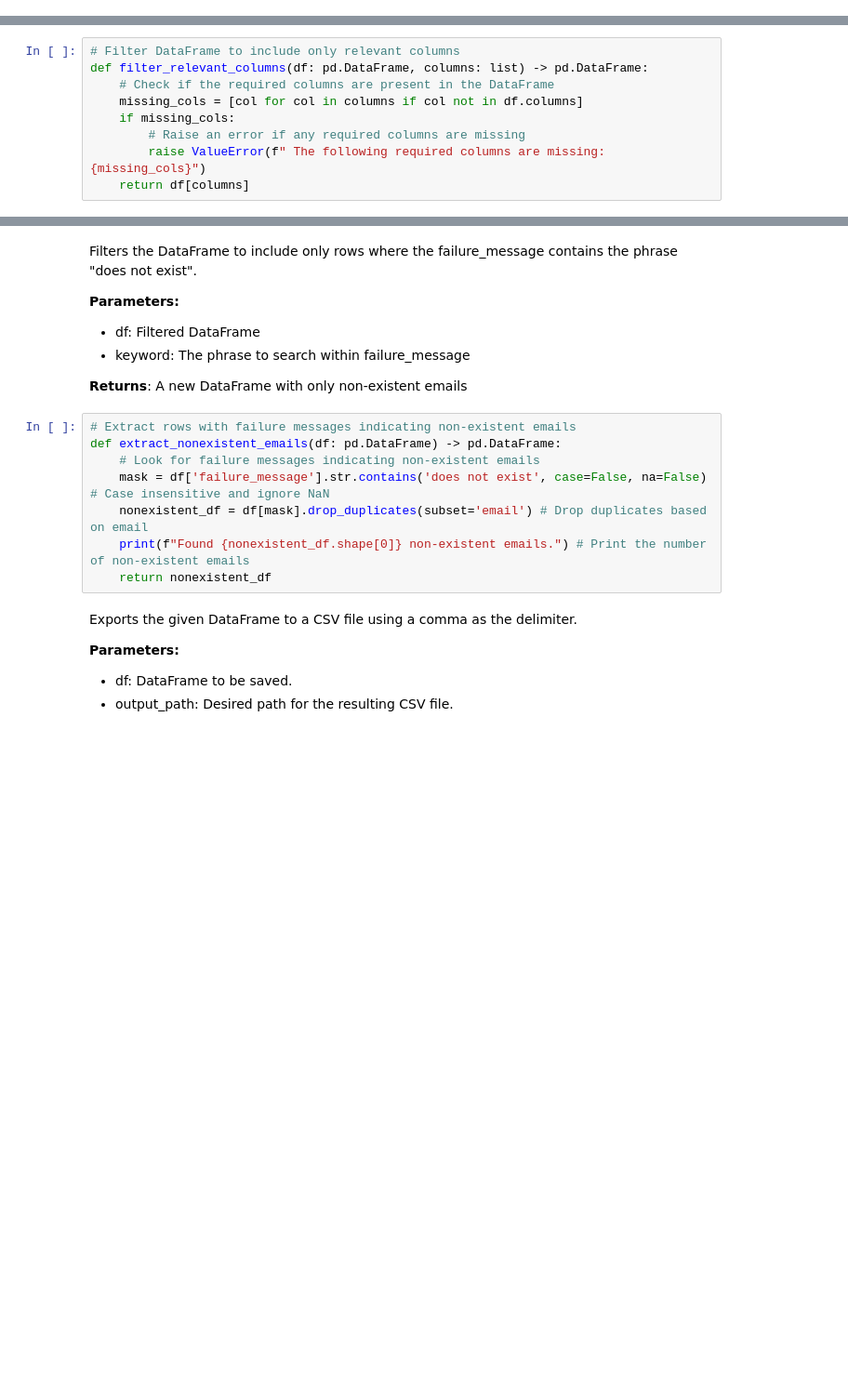
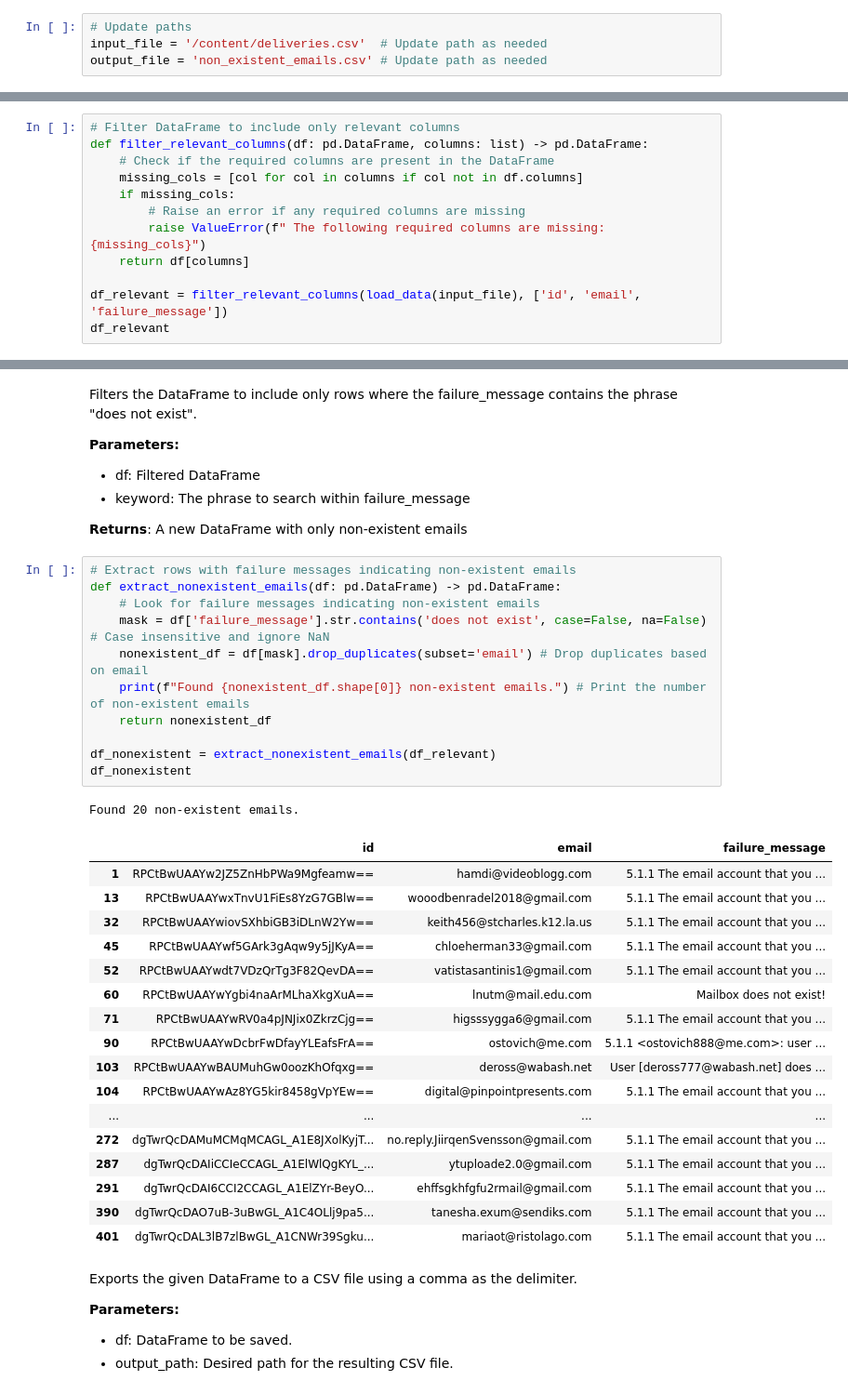
Before and after one commit to andreaross25/kezko, a Jupyter notebook: main.ipynb, the cells around one changed output, grey strips where cells are left out. Shown at 93% size. Saved outputs shown, nothing was run; the diff lists cells and outputs as text; blank space fills up the shorter version.

Commit message:
Jupyter Notebook for email cleanup

```diff
--- a/main.ipynb
+++ b/main.ipynb
@@ -6,6 +6,10 @@ Kezko Data & Analytics
 # %%
 # Library imports
 import pandas as pd # Data manipulation
+# %%
+# Update paths
+input_file = '/content/deliveries.csv'  # Update path as needed
+output_file = 'non_existent_emails.csv' # Update path as needed
 # %% [markdown]
 Loads the dataset from a CSV file using the specified delimiter. Returns a pandas DataFrame with the contents of the file.
 
@@ -45,3 +62,6 @@ def filter_relevant_columns(df: pd.DataFrame, columns: list) -> pd.DataFrame:
         # Raise an error if any required columns are missing
         raise ValueError(f" The following required columns are missing: {missing_cols}")
     return df[columns]
+
+df_relevant = filter_relevant_columns(load_data(input_file), ['id', 'email', 'failure_message'])
+df_relevant
@@ -56,11 +91,33 @@ Filters the DataFrame to include only rows where the failure_message contains th
 # %%
 # Extract rows with failure messages indicating non-existent emails
 def extract_nonexistent_emails(df: pd.DataFrame) -> pd.DataFrame:
     # Look for failure messages indicating non-existent emails
     mask = df['failure_message'].str.contains('does not exist', case=False, na=False) # Case insensitive and ignore NaN
     nonexistent_df = df[mask].drop_duplicates(subset='email') # Drop duplicates based on email
     print(f"Found {nonexistent_df.shape[0]} non-existent emails.") # Print the number of non-existent emails
     return nonexistent_df
+
+df_nonexistent = extract_nonexistent_emails(df_relevant)
+df_nonexistent
+# %% [output]
+Found 20 non-existent emails.
+|  | id | email | failure_message |
+| 1 | RPCtBwUAAYw2JZ5ZnHbPWa9Mgfeamw== | hamdi@videoblogg.com | 5.1.1 The email account that you ... |
+| 13 | RPCtBwUAAYwxTnvU1FiEs8YzG7GBlw== | wooodbenradel2018@gmail.com | 5.1.1 The email account that you ... |
+| 32 | RPCtBwUAAYwiovSXhbiGB3iDLnW2Yw== | keith456@stcharles.k12.la.us | 5.1.1 The email account that you ... |
+| 45 | RPCtBwUAAYwf5GArk3gAqw9y5jJKyA== | chloeherman33@gmail.com | 5.1.1 The email account that you ... |
+| 52 | RPCtBwUAAYwdt7VDzQrTg3F82QevDA== | vatistasantinis1@gmail.com | 5.1.1 The email account that you ... |
+| 60 | RPCtBwUAAYwYgbi4naArMLhaXkgXuA== | lnutm@mail.edu.com | Mailbox does not exist! |
+| 71 | RPCtBwUAAYwRV0a4pJNJix0ZkrzCjg== | higsssygga6@gmail.com | 5.1.1 The email account that you ... |
+| 90 | RPCtBwUAAYwDcbrFwDfayYLEafsFrA== | ostovich@me.com | 5.1.1 <ostovich888@me.com>: user ... |
+| 103 | RPCtBwUAAYwBAUMuhGw0oozKhOfqxg== | deross@wabash.net | User [deross777@wabash.net] does ... |
+| 104 | RPCtBwUAAYwAz8YG5kir8458gVpYEw== | digital@pinpointpresents.com | 5.1.1 The email account that you ... |
+| ... | ... | ... | ... |
+| 272 | dgTwrQcDAMuMCMqMCAGL_A1E8JXolKyjT... | no.reply.JiirqenSvensson@gmail.com | 5.1.1 The email account that you ... |
+| 287 | dgTwrQcDAIiCCIeCCAGL_A1ElWlQgKYL_... | ytuploade2.0@gmail.com | 5.1.1 The email account that you ... |
+| 291 | dgTwrQcDAI6CCI2CCAGL_A1ElZYr-BeyO... | ehffsgkhfgfu2rmail@gmail.com | 5.1.1 The email account that you ... |
+| 390 | dgTwrQcDAO7uB-3uBwGL_A1C4OLlj9pa5... | tanesha.exum@sendiks.com | 5.1.1 The email account that you ... |
+| 401 | dgTwrQcDAL3lB7zlBwGL_A1CNWr39Sgku... | mariaot@ristolago.com | 5.1.1 The email account that you ... |
 # %% [markdown]
 Exports the given DataFrame to a CSV file using a comma as the delimiter.
 
```
Also changed, not shown: parts of 5 cells of this notebook.
